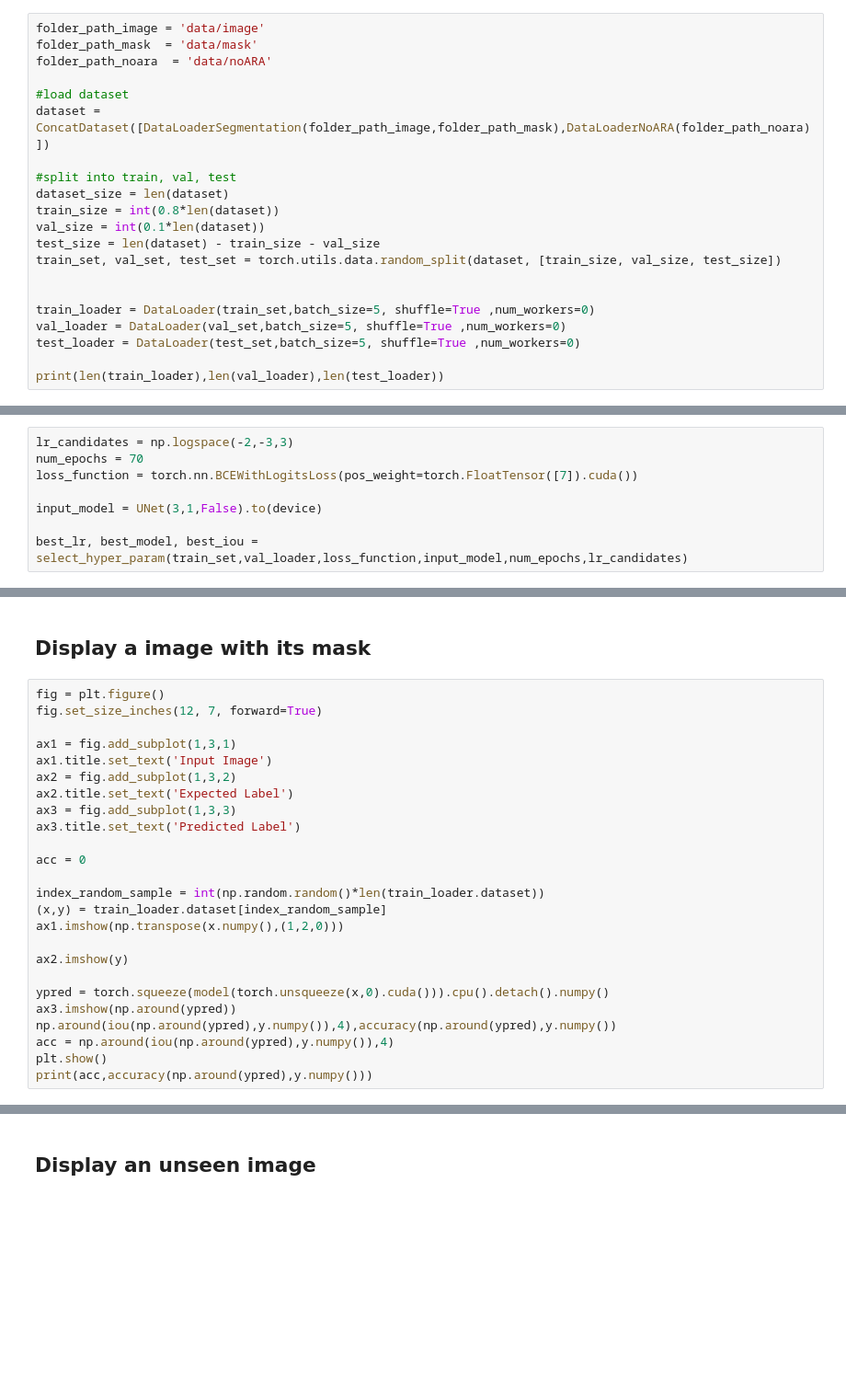
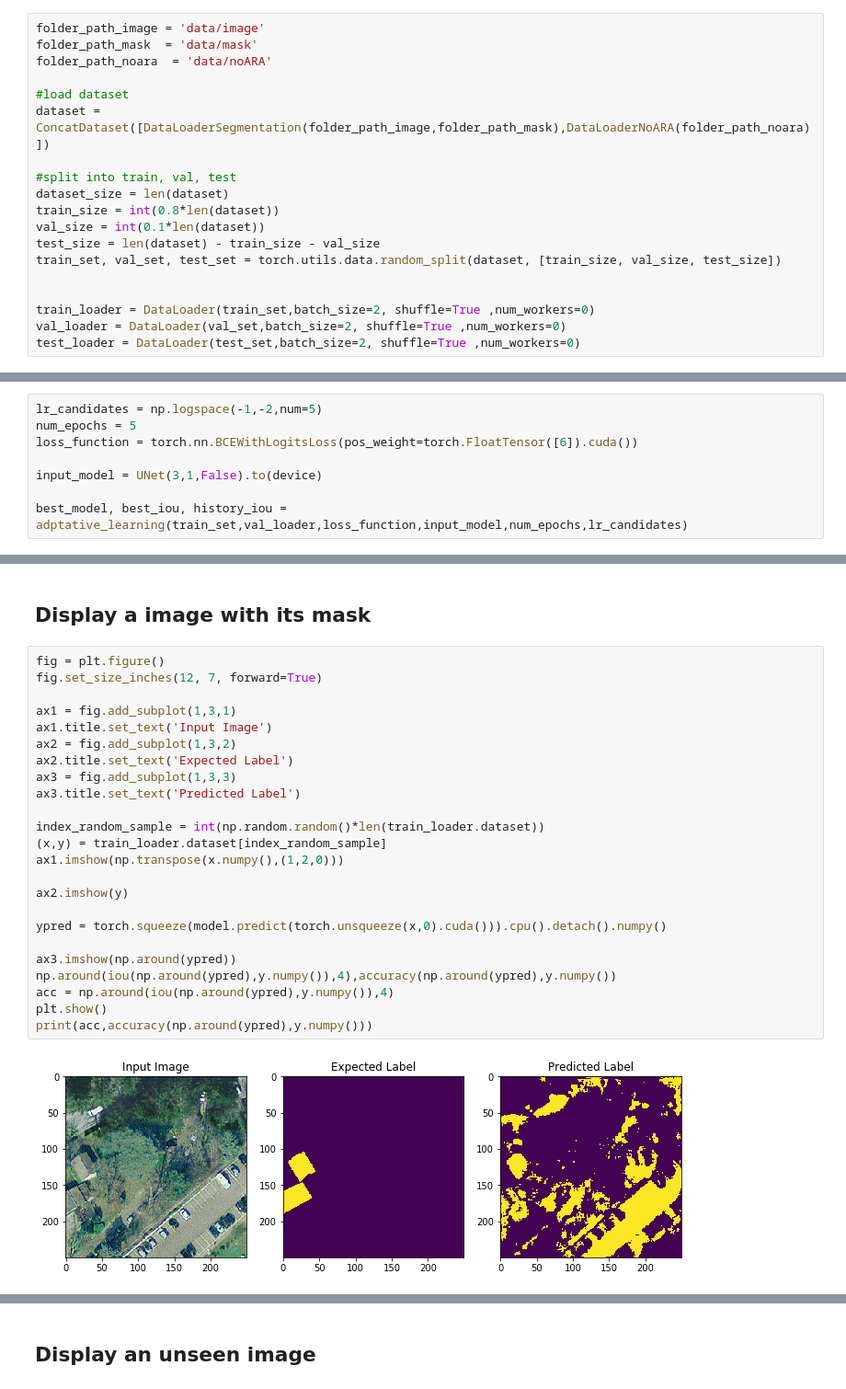
Before and after one commit to riccardocadei/photovoltaic-detection, a Jupyter notebook: main.ipynb, the cells around one changed output, grey strips where cells are left out. Shown at 92% size. Drawn from its saved outputs; the diff is of its cells as text; blank space fills up the shorter version.

```diff
--- a/main.ipynb
+++ b/main.ipynb
@@ -44,8 +44,6 @@ test_size = len(dataset) - train_size - val_size
 train_set, val_set, test_set = torch.utils.data.random_split(dataset, [train_size, val_size, test_size])
 
 
-train_loader = DataLoader(train_set,batch_size=5, shuffle=True ,num_workers=0)
-val_loader = DataLoader(val_set,batch_size=5, shuffle=True ,num_workers=0)
-test_loader = DataLoader(test_set,batch_size=5, shuffle=True ,num_workers=0)
-
-print(len(train_loader),len(val_loader),len(test_loader))
+train_loader = DataLoader(train_set,batch_size=2, shuffle=True ,num_workers=0)
+val_loader = DataLoader(val_set,batch_size=2, shuffle=True ,num_workers=0)
+test_loader = DataLoader(test_set,batch_size=2, shuffle=True ,num_workers=0)
@@ -130,12 +110,12 @@ iou_, acc_ = cross_validation(train_dataset, loss_function, input_model, num_epo
 We may do a grid search on the learning rates with cross validation to find the best learning_rate. For now the used metric is iou.
 # %%
-lr_candidates = np.logspace(-2,-3,3)
-num_epochs = 70
-loss_function = torch.nn.BCEWithLogitsLoss(pos_weight=torch.FloatTensor([7]).cuda())
+lr_candidates = np.logspace(-1,-2,num=5)
+num_epochs = 5
+loss_function = torch.nn.BCEWithLogitsLoss(pos_weight=torch.FloatTensor([6]).cuda())
 
 input_model = UNet(3,1,False).to(device)
 
-best_lr, best_model, best_iou = select_hyper_param(train_set,val_loader,loss_function,input_model,num_epochs,lr_candidates)
+best_model, best_iou, history_iou = adptative_learning(train_set,val_loader,loss_function,input_model,num_epochs,lr_candidates)
 # %% [output]
 ---------------------------------------------------------------------
 
@@ -155,25 +145,26 @@ torch.save(best_model.state_dict(), 'model/best_model.pt')
 # %%
 fig = plt.figure()
 fig.set_size_inches(12, 7, forward=True)
 
 ax1 = fig.add_subplot(1,3,1)
 ax1.title.set_text('Input Image')
 ax2 = fig.add_subplot(1,3,2)
 ax2.title.set_text('Expected Label')
 ax3 = fig.add_subplot(1,3,3)
 ax3.title.set_text('Predicted Label')
 
-acc = 0
-
 index_random_sample = int(np.random.random()*len(train_loader.dataset))
 (x,y) = train_loader.dataset[index_random_sample]
 ax1.imshow(np.transpose(x.numpy(),(1,2,0)))
 
 ax2.imshow(y)
 
-ypred = torch.squeeze(model(torch.unsqueeze(x,0).cuda())).cpu().detach().numpy()
+ypred = torch.squeeze(model.predict(torch.unsqueeze(x,0).cuda())).cpu().detach().numpy()
+
 ax3.imshow(np.around(ypred))
 np.around(iou(np.around(ypred),y.numpy()),4),accuracy(np.around(ypred),y.numpy())
 acc = np.around(iou(np.around(ypred),y.numpy()),4)
 plt.show()
 print(acc,accuracy(np.around(ypred),y.numpy()))
+# %% [output]
+[figure, added]
```
Also changed, not shown: parts of 14 cells of this notebook, 6 other files.
